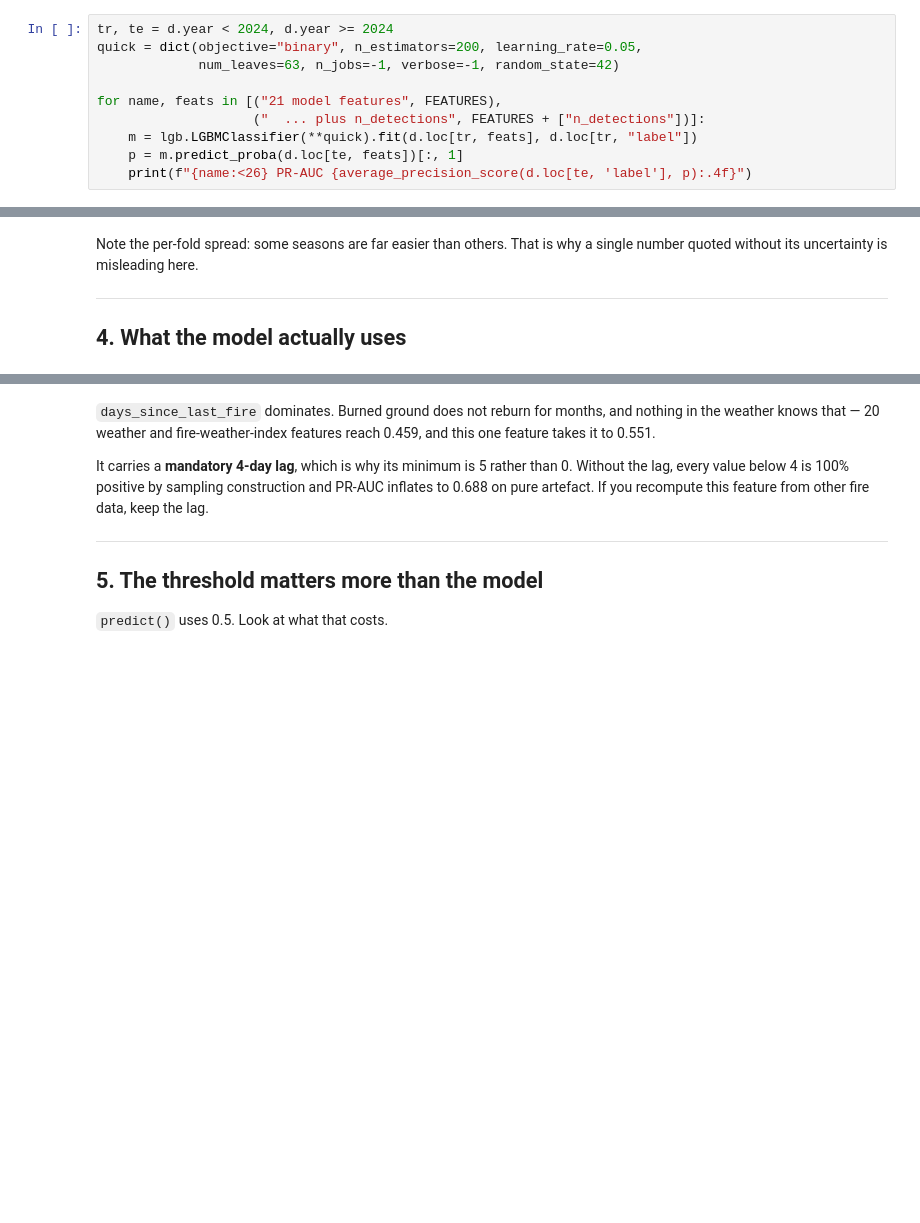
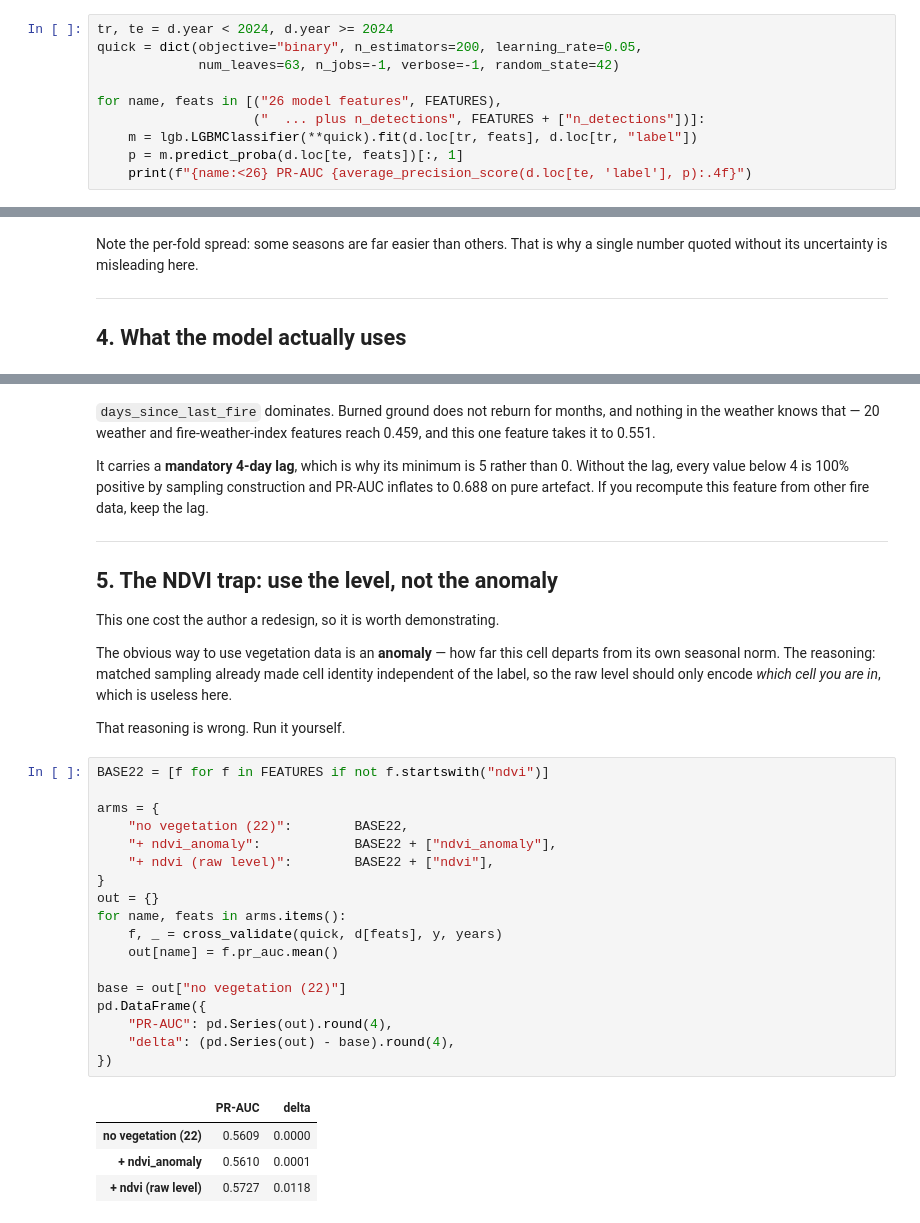
Before and after one commit to Abdelmalek05/fire-detection-model, a Jupyter notebook: kaggle_starter.ipynb, the cells around one changed output, grey strips where cells are left out. Drawn from its saved outputs; the diff is of its cells as text; blank space fills up the shorter version.

```diff
--- a/kaggle_starter.ipynb
+++ b/kaggle_starter.ipynb
@@ -59,7 +74,7 @@ tr, te = d.year < 2024, d.year >= 2024
 quick = dict(objective="binary", n_estimators=200, learning_rate=0.05,
              num_leaves=63, n_jobs=-1, verbose=-1, random_state=42)
 
-for name, feats in [("21 model features", FEATURES),
+for name, feats in [("26 model features", FEATURES),
                     ("  ... plus n_detections", FEATURES + ["n_detections"])]:
     m = lgb.LGBMClassifier(**quick).fit(d.loc[tr, feats], d.loc[tr, "label"])
     p = m.predict_proba(d.loc[te, feats])[:, 1]
@@ -188,6 +204,36 @@ the lag, every value below 4 is 100% positive by sampling construction and PR-AU
 to 0.688 on pure artefact. If you recompute this feature from other fire data, keep the lag.
 
 ---
-## 5. The threshold matters more than the model
+## 5. The NDVI trap: use the level, not the anomaly
 
-`predict()` uses 0.5. Look at what that costs.
+This one cost the author a redesign, so it is worth demonstrating.
+
+The obvious way to use vegetation data is an **anomaly** — how far this cell departs from
+its own seasonal norm. The reasoning: matched sampling already made cell identity
+independent of the label, so the raw level should only encode *which cell you are in*,
+which is useless here.
+
+That reasoning is wrong. Run it yourself.
+# %%
+BASE22 = [f for f in FEATURES if not f.startswith("ndvi")]
+
+arms = {
+    "no vegetation (22)":        BASE22,
+    "+ ndvi_anomaly":            BASE22 + ["ndvi_anomaly"],
+    "+ ndvi (raw level)":        BASE22 + ["ndvi"],
+}
+out = {}
+for name, feats in arms.items():
+    f, _ = cross_validate(quick, d[feats], y, years)
+    out[name] = f.pr_auc.mean()
+
+base = out["no vegetation (22)"]
+pd.DataFrame({
+    "PR-AUC": pd.Series(out).round(4),
+    "delta": (pd.Series(out) - base).round(4),
+})
+# %% [output]
+|  | PR-AUC | delta |
+| no vegetation (22) | 0.5609 | 0.0000 |
+| + ndvi_anomaly | 0.5610 | 0.0001 |
+| + ndvi (raw level) | 0.5727 | 0.0118 |
```
Also changed, not shown: parts of 13 cells of this notebook, 2 other files.
